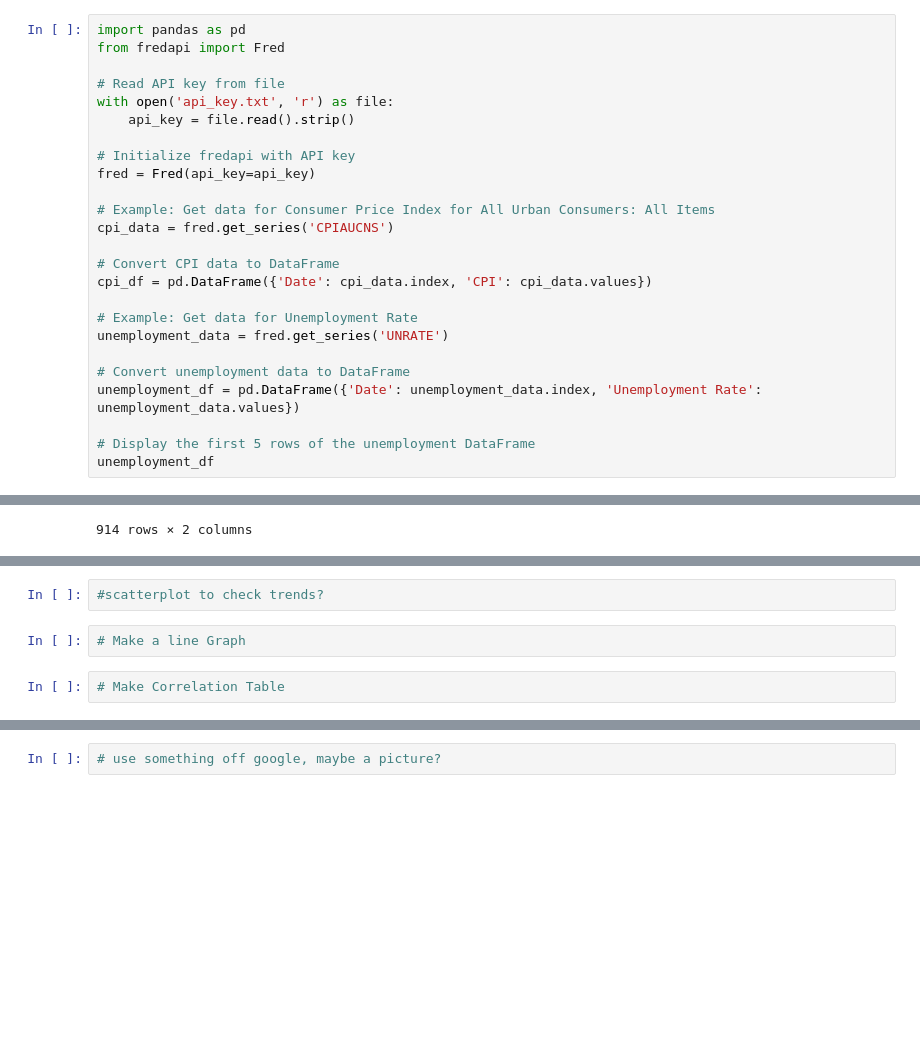
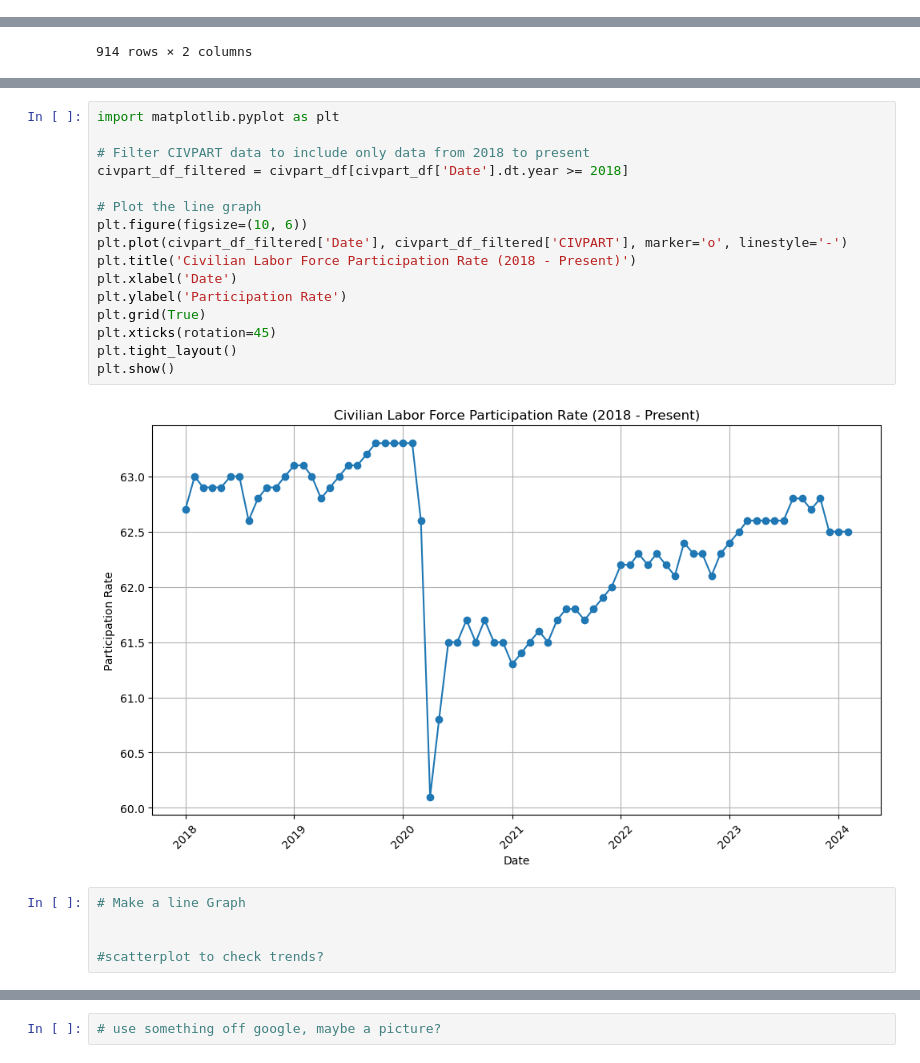
Before and after one commit to t-anderson21/blog-project, a Jupyter notebook: data_project.ipynb, the cells around one changed output, grey strips where cells are left out. Drawn from its saved outputs; the diff is of its cells as text; blank space fills up the shorter version.

Commit message:
made full data & graphs

```diff
--- a/data_project.ipynb
+++ b/data_project.ipynb
@@ -120,25 +147,0 @@ print(cpi_df.head())
-# %%
-import pandas as pd
-from fredapi import Fred
-
-# Read API key from file
-with open('api_key.txt', 'r') as file:
-    api_key = file.read().strip()
-
-# Initialize fredapi with API key
-fred = Fred(api_key=api_key)
-
-# Example: Get data for Consumer Price Index for All Urban Consumers: All Items
-cpi_data = fred.get_series('CPIAUCNS')
-
-# Convert CPI data to DataFrame
-cpi_df = pd.DataFrame({'Date': cpi_data.index, 'CPI': cpi_data.values})
-
-# Example: Get data for Unemployment Rate
-unemployment_data = fred.get_series('UNRATE')
-
-# Convert unemployment data to DataFrame
-unemployment_df = pd.DataFrame({'Date': unemployment_data.index, 'Unemployment Rate': unemployment_data.values})
-
-# Display the first 5 rows of the unemployment DataFrame
-unemployment_df
@@ -215,6 +231,23 @@ len(unemployment_df)
+# %%
+import matplotlib.pyplot as plt
+
+# Filter CIVPART data to include only data from 2018 to present
+civpart_df_filtered = civpart_df[civpart_df['Date'].dt.year >= 2018]
+
+# Plot the line graph
+plt.figure(figsize=(10, 6))
+plt.plot(civpart_df_filtered['Date'], civpart_df_filtered['CIVPART'], marker='o', linestyle='-')
+plt.title('Civilian Labor Force Participation Rate (2018 - Present)')
+plt.xlabel('Date')
+plt.ylabel('Participation Rate')
+plt.grid(True)
+plt.xticks(rotation=45)
+plt.tight_layout()
+plt.show()
+# %% [output]
+[figure, added]
 # %%
+# Make a line Graph
+
+
 #scatterplot to check trends?
-# %%
-# Make a line Graph
-# %%
-# Make Correlation Table
```
Also changed, not shown: parts of 14 cells of this notebook, 1 other file.
